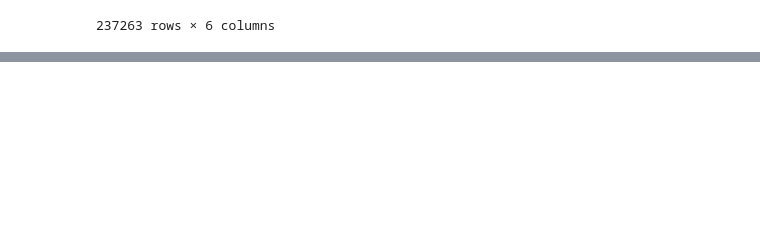
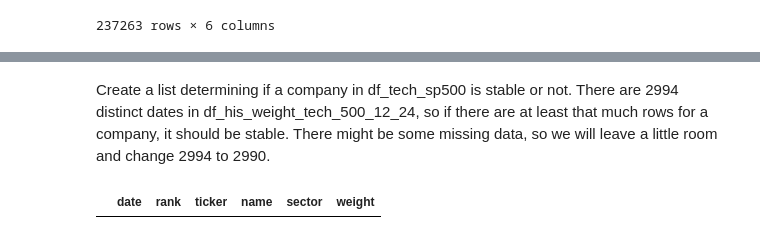
Before and after one commit to YCoeusZ/industrial-resources-and-its-impact, a Jupyter notebook: data/processing/DC01/DC01_finding_stable_com.ipynb, the cells around one changed output, grey strips where cells are left out. Saved outputs shown, nothing was run; the diff lists cells and outputs as text; code cells hidden in the pictures; blank space fills up the shorter version.

```diff
--- a/data/processing/DC01/DC01_finding_stable_com.ipynb
+++ b/data/processing/DC01/DC01_finding_stable_com.ipynb
@@ -602,0 +674,6 @@ df_his_weight_tech_500_12_24
+# %% [markdown]
+Create a list determining if a company in df_tech_sp500 is stable or not. There are 2994 distinct dates in df_his_weight_tech_500_12_24, so if there are at least that much rows for a company, it should be stable. There might be some missing data, so we will leave a little room and change 2994 to 2990.
+# %%
+df_his_weight_tech_500_12_24[df_his_weight_tech_500_12_24.name.isin(lst_tech_sp500_tic_set[1])]
+# %% [output]
+|  | date | rank | ticker | name | sector | weight |
```
Also changed, not shown: parts of 17 cells of this notebook, 1 other file.
